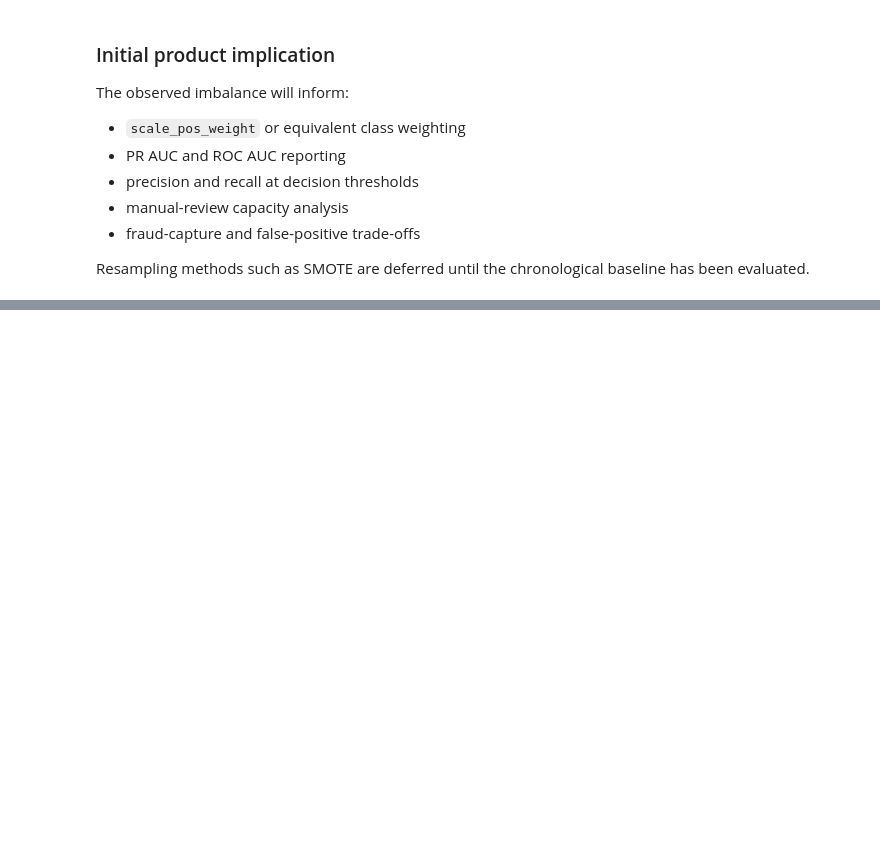
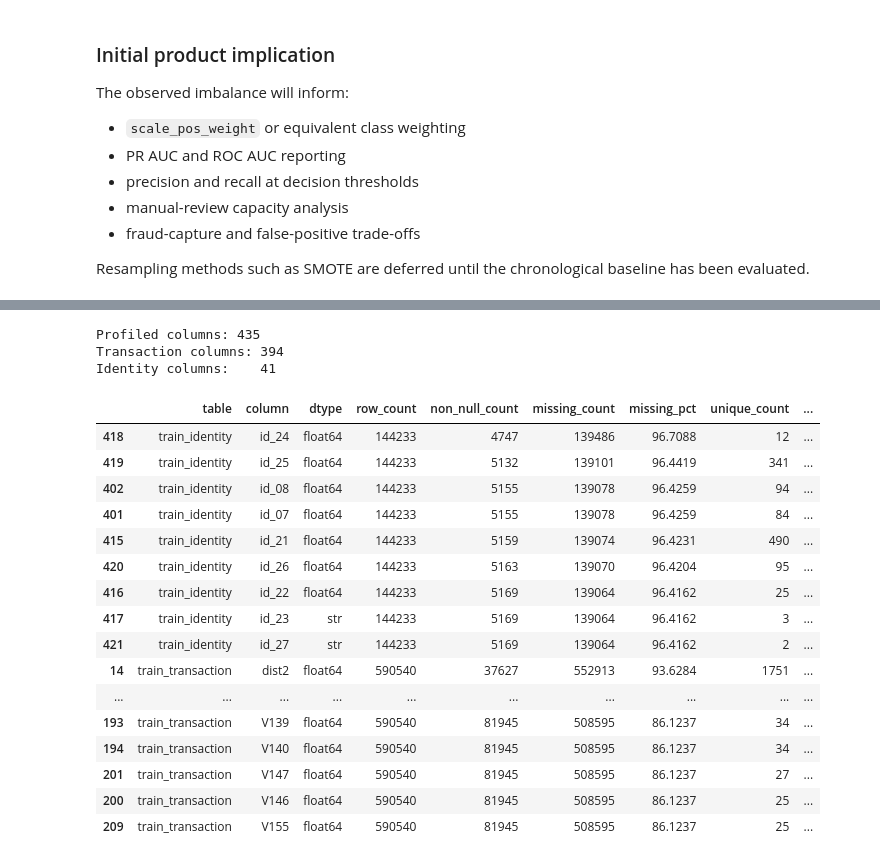
Before and after one commit to kivancfk/riskflow-payguard, a Jupyter notebook: notebooks/01_eda.ipynb, the cells around one changed output, grey strips where cells are left out. Saved outputs shown, nothing was run; the diff lists cells and outputs as text; code cells hidden in the pictures; blank space fills up the shorter version.

Commit message:
feat: add missingness and cardinality profiling

```diff
--- a/notebooks/01_eda.ipynb
+++ b/notebooks/01_eda.ipynb
@@ -225,0 +354,54 @@ has been evaluated.
+# %%
+transaction_profile = build_column_profile(
+    transaction,
+    "train_transaction",
+)
+identity_profile = build_column_profile(
+    identity,
+    "train_identity",
+)
+
+column_profile = pd.concat(
+    [transaction_profile, identity_profile],
+    ignore_index=True,
+)
+
+print(f"Profiled columns: {len(column_profile):,}")
+print(
+    "Transaction columns: "
+    f"{len(transaction_profile):,}"
+)
+print(
+    "Identity columns:    "
+    f"{len(identity_profile):,}"
+)
+
+display(
+    column_profile
+    .sort_values(
+        ["missing_pct", "unique_count"],
+        ascending=[False, False],
+    )
+    .head(25)
+)
+# %% [output]
+Profiled columns: 435
+Transaction columns: 394
+Identity columns:    41
+|  | table | column | dtype | row_count | non_null_count | missing_count | missing_pct | unique_count | ... |
+| 418 | train_identity | id_24 | float64 | 144233 | 4747 | 139486 | 96.7088 | 12 | ... |
+| 419 | train_identity | id_25 | float64 | 144233 | 5132 | 139101 | 96.4419 | 341 | ... |
+| 402 | train_identity | id_08 | float64 | 144233 | 5155 | 139078 | 96.4259 | 94 | ... |
+| 401 | train_identity | id_07 | float64 | 144233 | 5155 | 139078 | 96.4259 | 84 | ... |
+| 415 | train_identity | id_21 | float64 | 144233 | 5159 | 139074 | 96.4231 | 490 | ... |
+| 420 | train_identity | id_26 | float64 | 144233 | 5163 | 139070 | 96.4204 | 95 | ... |
+| 416 | train_identity | id_22 | float64 | 144233 | 5169 | 139064 | 96.4162 | 25 | ... |
+| 417 | train_identity | id_23 | str | 144233 | 5169 | 139064 | 96.4162 | 3 | ... |
+| 421 | train_identity | id_27 | str | 144233 | 5169 | 139064 | 96.4162 | 2 | ... |
+| 14 | train_transaction | dist2 | float64 | 590540 | 37627 | 552913 | 93.6284 | 1751 | ... |
+| ... | ... | ... | ... | ... | ... | ... | ... | ... | ... |
+| 193 | train_transaction | V139 | float64 | 590540 | 81945 | 508595 | 86.1237 | 34 | ... |
+| 194 | train_transaction | V140 | float64 | 590540 | 81945 | 508595 | 86.1237 | 34 | ... |
+| 201 | train_transaction | V147 | float64 | 590540 | 81945 | 508595 | 86.1237 | 27 | ... |
+| 200 | train_transaction | V146 | float64 | 590540 | 81945 | 508595 | 86.1237 | 25 | ... |
+| 209 | train_transaction | V155 | float64 | 590540 | 81945 | 508595 | 86.1237 | 25 | ... |
```
Also changed, not shown: parts of 6 cells of this notebook.
